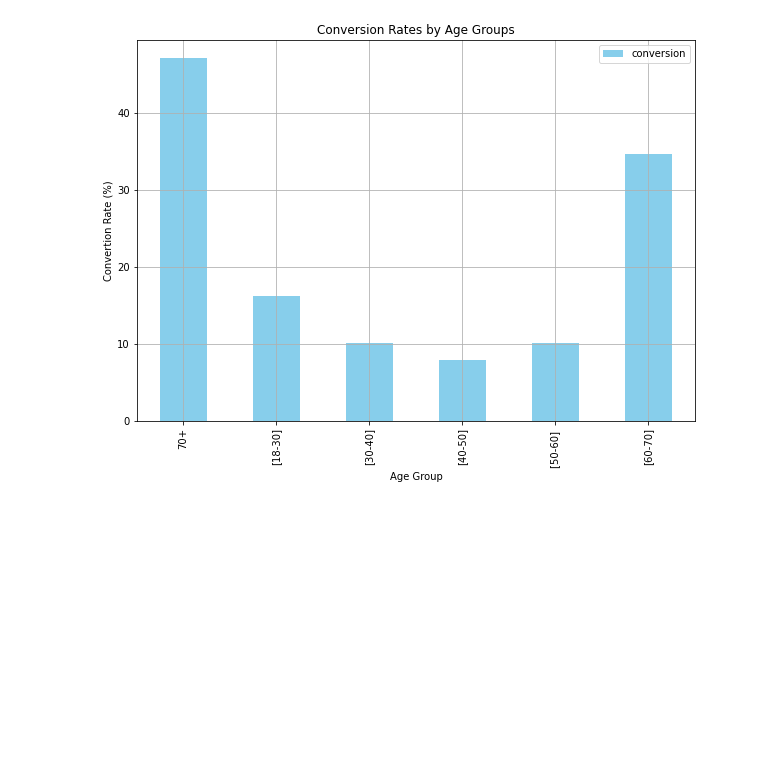
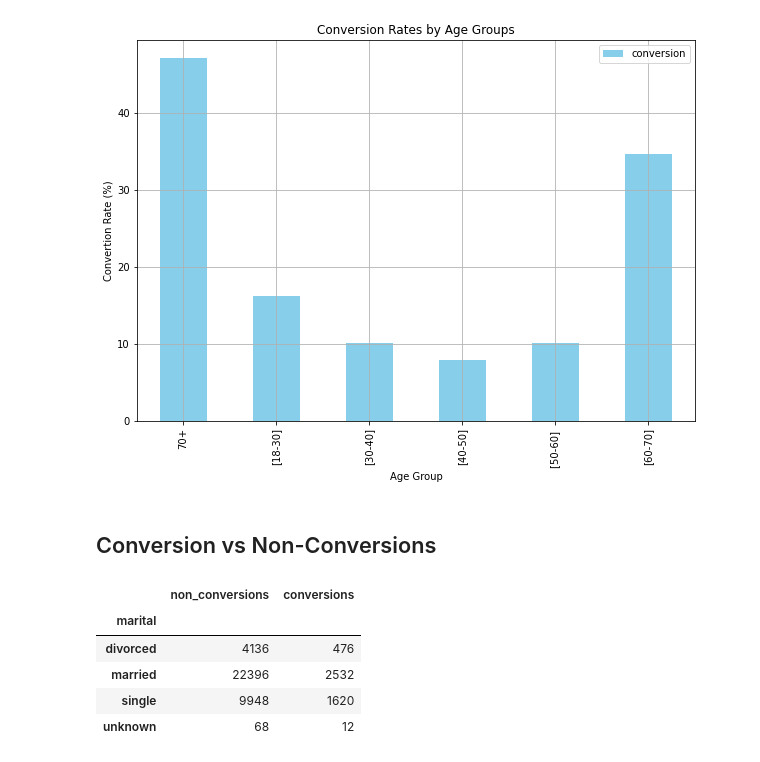
Before and after one commit to jacodetunde/Customer_Conversion, a Jupyter notebook: Customer_Conversion.ipynb, the cells around one changed output. Saved outputs shown, nothing was run; the diff lists cells and outputs as text; code cells hidden in the pictures; blank space fills up the shorter version.

```diff
--- a/Customer_Conversion.ipynb
+++ b/Customer_Conversion.ipynb
@@ -110,3 +110,5 @@ ax.set_ylabel('Convertion Rate (%)')
 plt.show()
 # %% [output]
 [figure]
+# %% [markdown]
+## Conversion vs Non-Conversions
@@ -112,0 +118,10 @@ plt.show()
+# %%
+con_by_mar.columns=['non_conversions', 'conversions']
+con_by_mar
+# %% [output]
+|  | non_conversions | conversions |
+| marital |  |  |
+| divorced | 4136 | 476 |
+| married | 22396 | 2532 |
+| single | 9948 | 1620 |
+| unknown | 68 | 12 |
```
Also changed, not shown: parts of 2 cells of this notebook.
